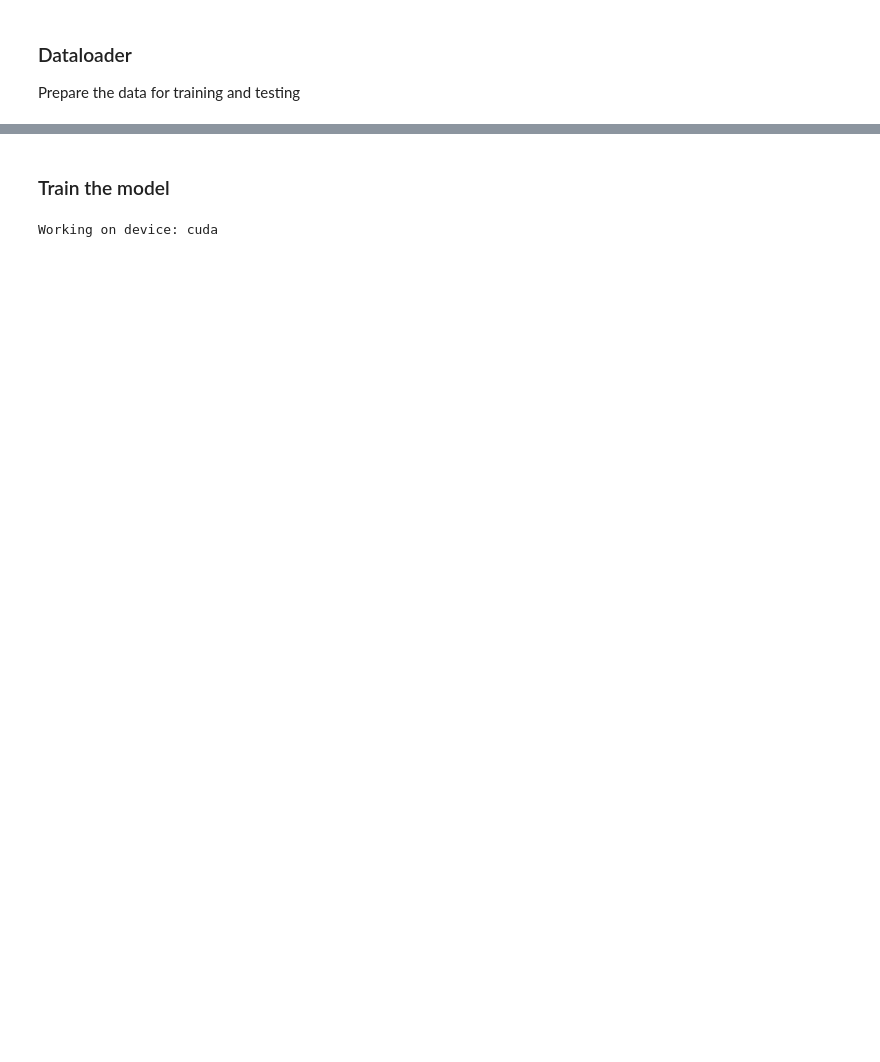
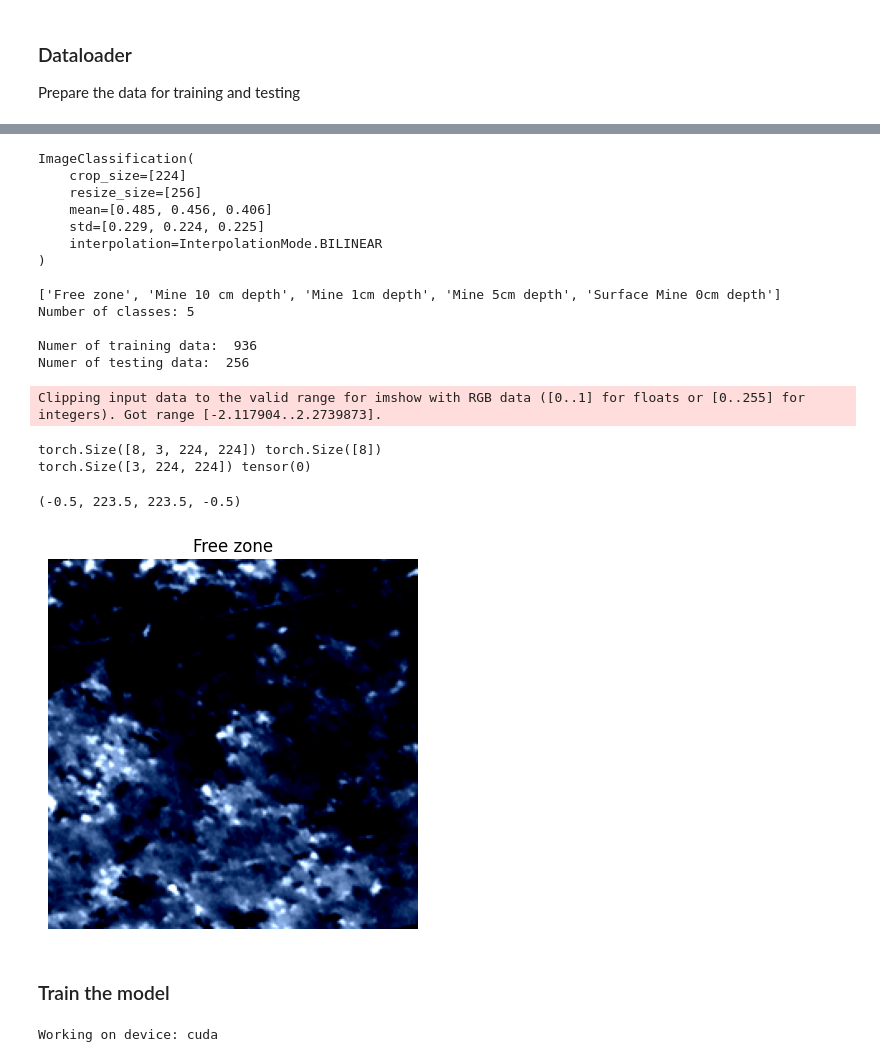
Before and after one commit to taha-parsayan/Deep-Learning-for-Detection-of-Buried-Landmines-Using-ViT, a Jupyter notebook: Land_mine_main.ipynb, the cells around one changed output, grey strips where cells are left out. Saved outputs shown, nothing was run; the diff lists cells and outputs as text; code cells hidden in the pictures; blank space fills up the shorter version.

```diff
--- a/Land_mine_main.ipynb
+++ b/Land_mine_main.ipynb
@@ -248,3 +216,75 @@ Number of classes: 9
+# %%
+from going_modular.data_setup import create_dataloaders
+# Main dataset
+batch_size = 8
+pretrained_vit_transforms = pretrained_vit_weights.transforms()
+print(pretrained_vit_transforms)
+
+train_dataloader_pretrained, test_dataloader_pretrained, class_names = data_setup.create_dataloaders(train_dir=train_data_path,
+                                                                                                     test_dir=test_data_path,
+                                                                                                     transform=pretrained_vit_transforms,
+                                                                                                     batch_size = batch_size)
+
+# Augmentaed dataset to be added to the main dataset
+
+augmentation_transform = transforms.Compose([
+    transforms.RandomHorizontalFlip(p=1),  # Random horizontal flip
+    transforms.RandomRotation(degrees=15, interpolation=InterpolationMode.BICUBIC),   # Random rotation
+    transforms.RandomVerticalFlip(p=0.5),  # Random vertical flip
+    transforms.Resize(size=[256], interpolation=InterpolationMode.BILINEAR),  # Resize to 256
+    transforms.CenterCrop(size=[224]),  # Center crop to 224x224
+    transforms.ToTensor(),  # Convert image to tensor
+    transforms.Normalize(
+        mean=pretrained_vit_weights.transforms().mean,
+        std=pretrained_vit_weights.transforms().std
+    )
+])
+
+train_dataloader_pretrained, test_dataloader_pretrained, class_names = data_setup.create_dataloaders(
+    train_dir=train_data_path,
+    test_dir=test_data_path,
+    transform=pretrained_vit_transforms,
+    batch_size=batch_size,
+    augmentation_transform=augmentation_transform
+)
+
+
+print(' ')
+print(class_names)
+print(f"Number of classes: {len(class_names)}")
+
+print(' ')
+print("Numer of training data: ", len(train_dataloader_pretrained) * batch_size)
+print("Numer of testing data: ", len(test_dataloader_pretrained) * batch_size)
+
+image_batch, label_batch = next(iter(train_dataloader_pretrained))
+print(image_batch.shape, label_batch.shape)
+
+image, label = image_batch[0], label_batch[0]
+print(image.shape, label)
+
+plt.imshow(image.permute(1, 2, 0))
+plt.title(class_names[label])
+plt.axis(False)
+# %% [output]
+ImageClassification(
+    crop_size=[224]
+    resize_size=[256]
+    mean=[0.485, 0.456, 0.406]
+    std=[0.229, 0.224, 0.225]
+    interpolation=InterpolationMode.BILINEAR
+)
+
+['Free zone', 'Mine 10 cm depth', 'Mine 1cm depth', 'Mine 5cm depth', 'Surface Mine 0cm depth']
+Number of classes: 5
+
+Numer of training data:  936
+Numer of testing data:  256
+Clipping input data to the valid range for imshow with RGB data ([0..1] for floats or [0..255] for integers). Got range [-2.117904..2.2739873].
+torch.Size([8, 3, 224, 224]) torch.Size([8])
+torch.Size([3, 224, 224]) tensor(0)
+(-0.5, 223.5, 223.5, -0.5)
+[figure, added]
 # %% [markdown]
 ### Train the model
 # %%
```
Also changed, not shown: parts of 8 cells of this notebook.
